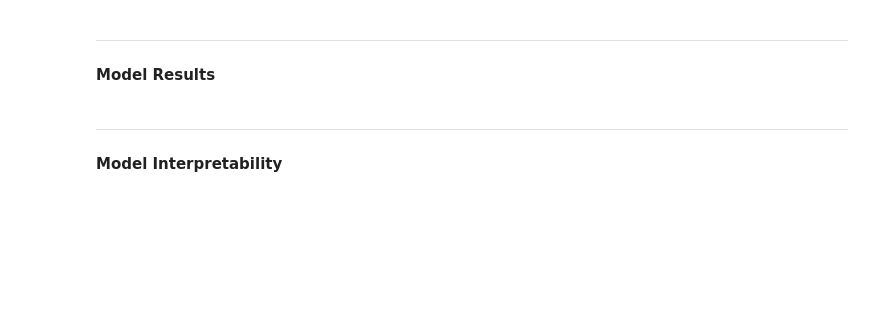
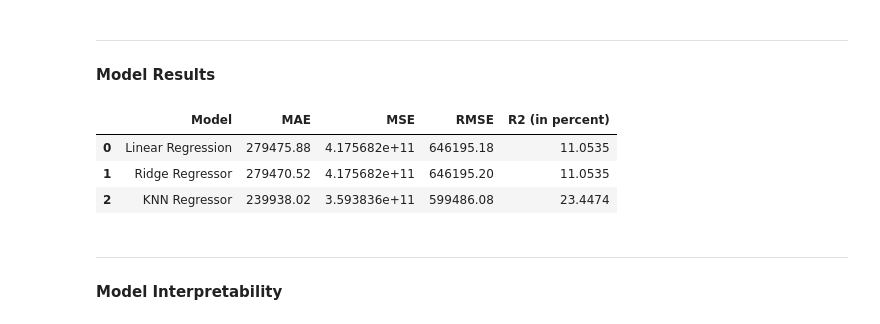
Before and after one commit to R3NZ3L/DATA103_FinalProject, a Jupyter notebook: FinalProject.ipynb, the cells around one changed output. Drawn from its saved outputs; the diff is of its cells as text; code cells hidden in the pictures; blank space fills up the shorter version.

```diff
--- a/FinalProject.ipynb
+++ b/FinalProject.ipynb
@@ -529,0 +596,3 @@ print("Best parameters: ", best_params)
+# %%
+ridge = clf_grid.best_estimator_
+ridge.score(X_test, y_test)
@@ -529,0 +619,17 @@ print("Best parameters: ", best_params)
+# %%
+# Tuning took me ~10 minutes for 20 iterations -Aldecoa
+
+param_grid = {
+    "n_neighbors": np.arange(50, 200, 25),
+    "leaf_size": np.arange(30, 100, 10),
+    "metric": ["minkowski", "euclidean"]
+}
+
+scorers = {
+    'mean_squared_error': make_scorer(mean_squared_error),
+    'r2_score': make_scorer(r2_score)
+}
+
+clf = KNeighborsRegressor()
+clf_grid = RandomizedSearchCV(clf, param_grid, scoring=scorers, refit="r2_score", n_iter=20, verbose=1, random_state=42)
+clf_grid.fit(X_train, y_train)
@@ -529,0 +646,3 @@ print("Best parameters: ", best_params)
+# %%
+knn = clf_grid.best_estimator_
+knn.score(X_test, y_test)
@@ -530,6 +662,30 @@ print("Best parameters: ", best_params)
 # %% [markdown]
 ---
 #### Model Results
+# %%
+model_names = ["Linear Regression", "Ridge Regressor", "KNN Regressor", "XGBoost Regressor"]
+models = [linreg, ridge, knn, xgbreg]
+# %%
+score_grid = []
+
+for i in range(len(models)):
+    y_pred = models[i].predict(X_test)
+    mae = mean_absolute_error(y_test, y_pred)
+    mse = mean_squared_error(y_test, y_pred)
+    rmse = mse**0.5
+    r2 = round((r2_score(y_test, y_pred) * 100), 4)
+
+    score_grid.append(
+        [model_names[i], round(mae, 2), round(mse, 2), round(rmse, 2), r2]
+    )
+
+scores = pd.DataFrame(data=score_grid, columns=["Model", "MAE", "MSE", "RMSE", "R2 (in percent)"])
+scores
+# %% [output]
+|  | Model | MAE | MSE | RMSE | R2 (in percent) |
+| 0 | Linear Regression | 279475.88 | 4.175682e+11 | 646195.18 | 11.0535 |
+| 1 | Ridge Regressor | 279470.52 | 4.175682e+11 | 646195.20 | 11.0535 |
+| 2 | KNN Regressor | 239938.02 | 3.593836e+11 | 599486.08 | 23.4474 |
 # %% [markdown]
 ---
 #### Model Interpretability
```
Also changed, not shown: parts of 26 cells of this notebook.
